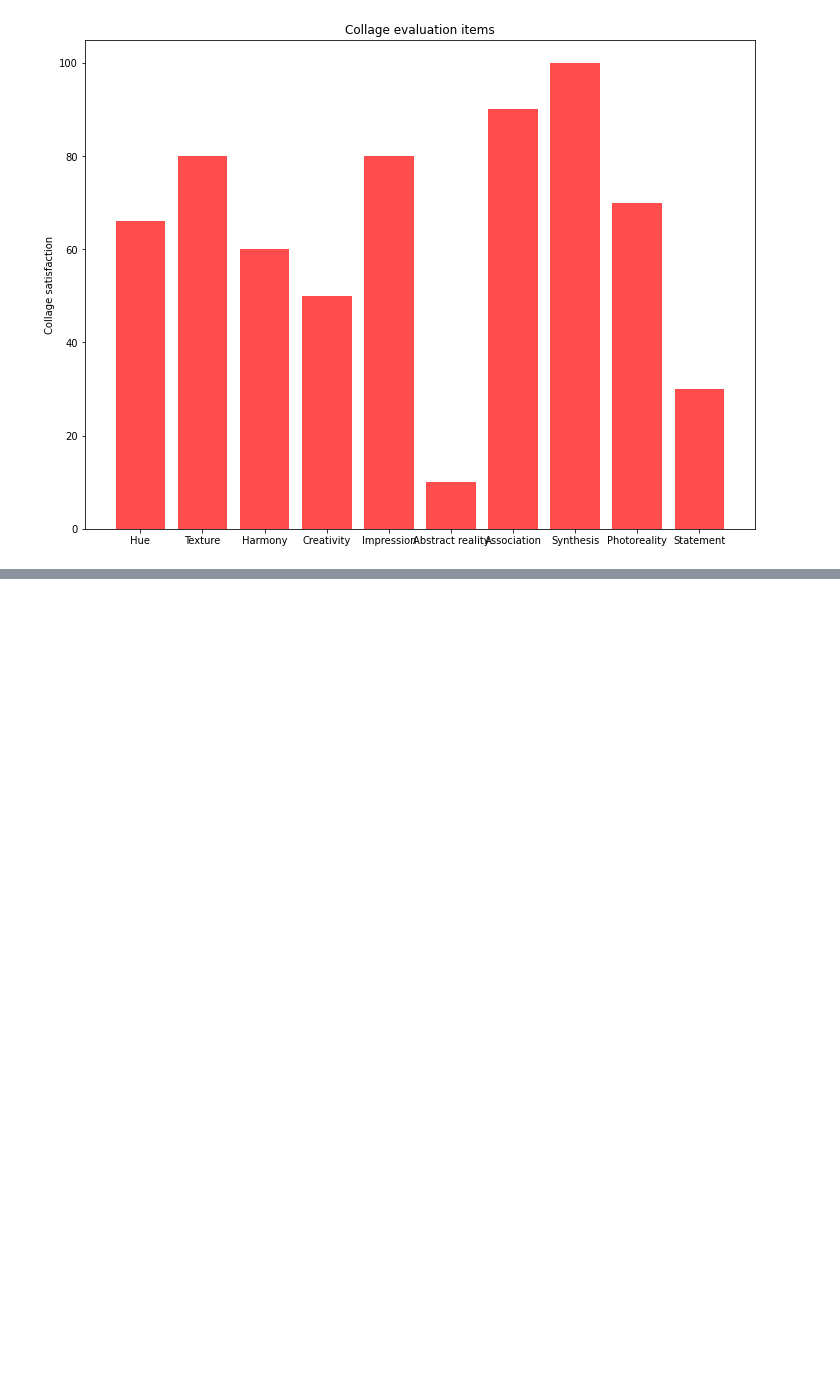
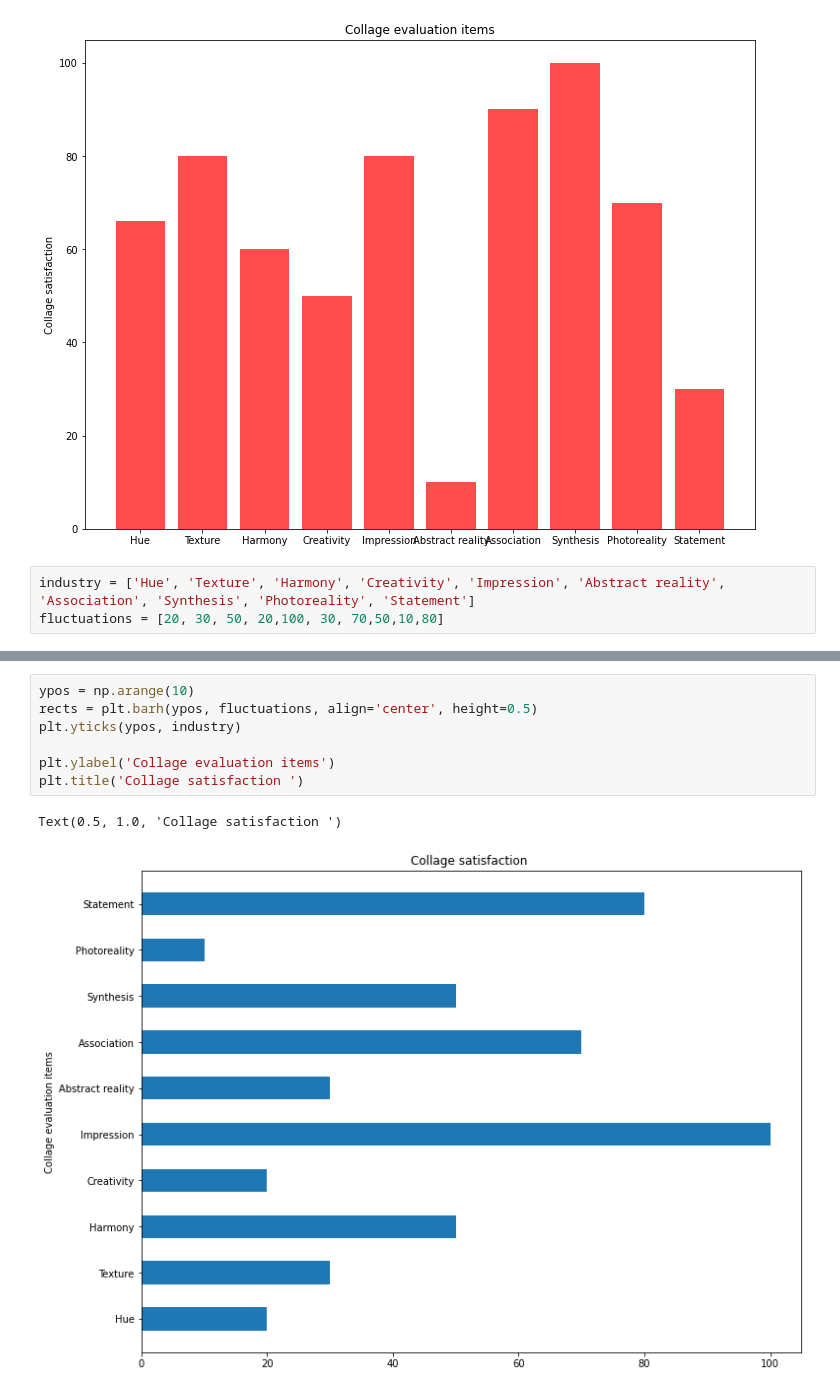
Before and after one commit to artjow/Python-Study-, a Jupyter notebook: 콜라주평가만족도.ipynb, the cells around one changed output, grey strips where cells are left out. Drawn from its saved outputs; the diff is of its cells as text; blank space fills up the shorter version.

```diff
--- a/콜라주평가만족도.ipynb
+++ b/콜라주평가만족도.ipynb
@@ -82,3 +83,6 @@ plt.title('Collage evaluation items')
 plt.show()
 # %% [output]
 [figure]
+# %%
+industry = ['Hue', 'Texture', 'Harmony', 'Creativity', 'Impression', 'Abstract reality', 'Association', 'Synthesis', 'Photoreality', 'Statement']
+fluctuations = [20, 30, 50, 20,100, 30, 70,50,10,80]
@@ -84,0 +94,10 @@ plt.show()
+# %%
+ypos = np.arange(10)
+rects = plt.barh(ypos, fluctuations, align='center', height=0.5)
+plt.yticks(ypos, industry)
+
+plt.ylabel('Collage evaluation items')
+plt.title('Collage satisfaction ')
+# %% [output]
+Text(0.5, 1.0, 'Collage satisfaction ')
+[figure, added]
```
Also changed, not shown: parts of 3 cells of this notebook.
